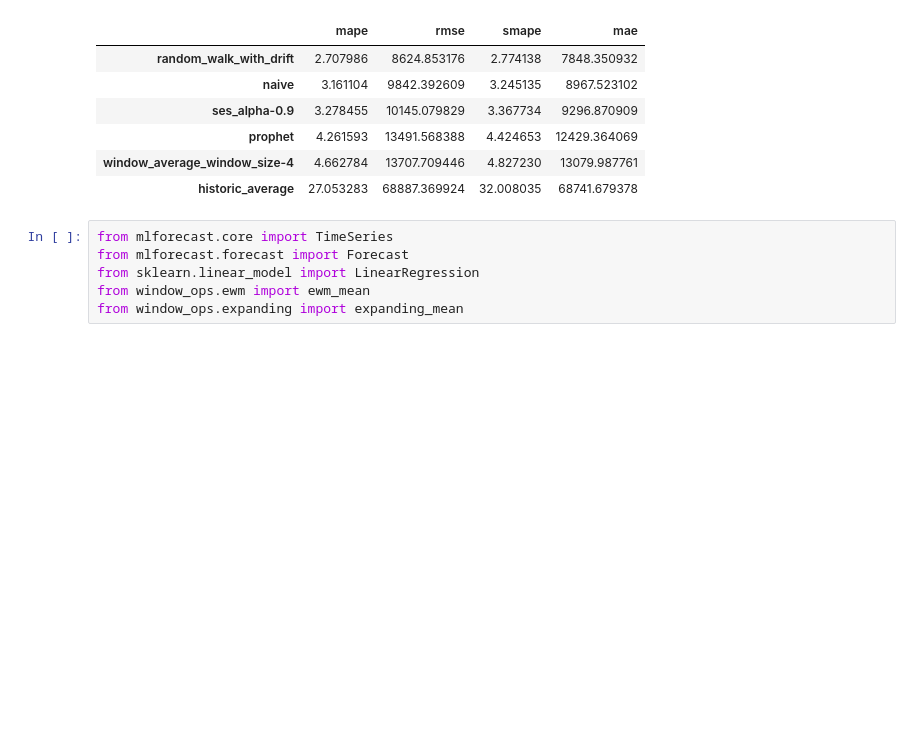
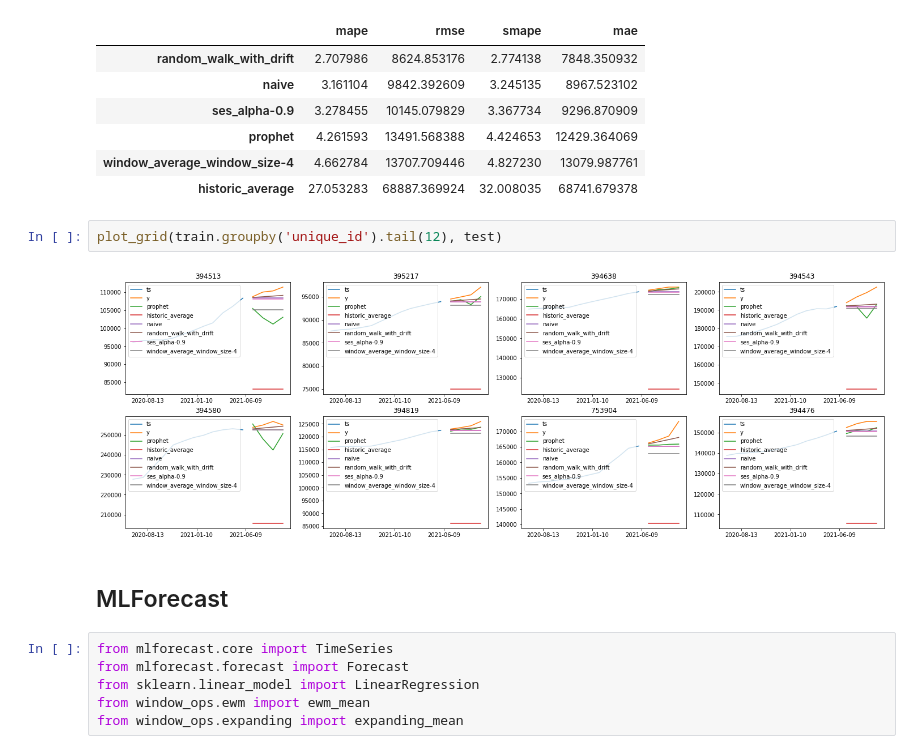
Before and after one commit to uumami/workshop_riskmathics, a Jupyter notebook: ts_workshop.ipynb, the cells around one changed output. Drawn from its saved outputs; the diff is of its cells as text; blank space fills up the shorter version.

```diff
--- a/ts_workshop.ipynb
+++ b/ts_workshop.ipynb
@@ -434,6 +549,12 @@ evaluate_dataset(test, 4)
 | prophet | 4.261593 | 13491.568388 | 4.424653 | 12429.364069 |
 | window_average_window_size-4 | 4.662784 | 13707.709446 | 4.827230 | 13079.987761 |
 | historic_average | 27.053283 | 68887.369924 | 32.008035 | 68741.679378 |
+# %%
+plot_grid(train.groupby('unique_id').tail(12), test)
+# %% [output]
+[figure, added]
+# %% [markdown]
+## MLForecast
 # %%
 from mlforecast.core import TimeSeries
 from mlforecast.forecast import Forecast
```
Also changed, not shown: parts of 47 cells of this notebook.
